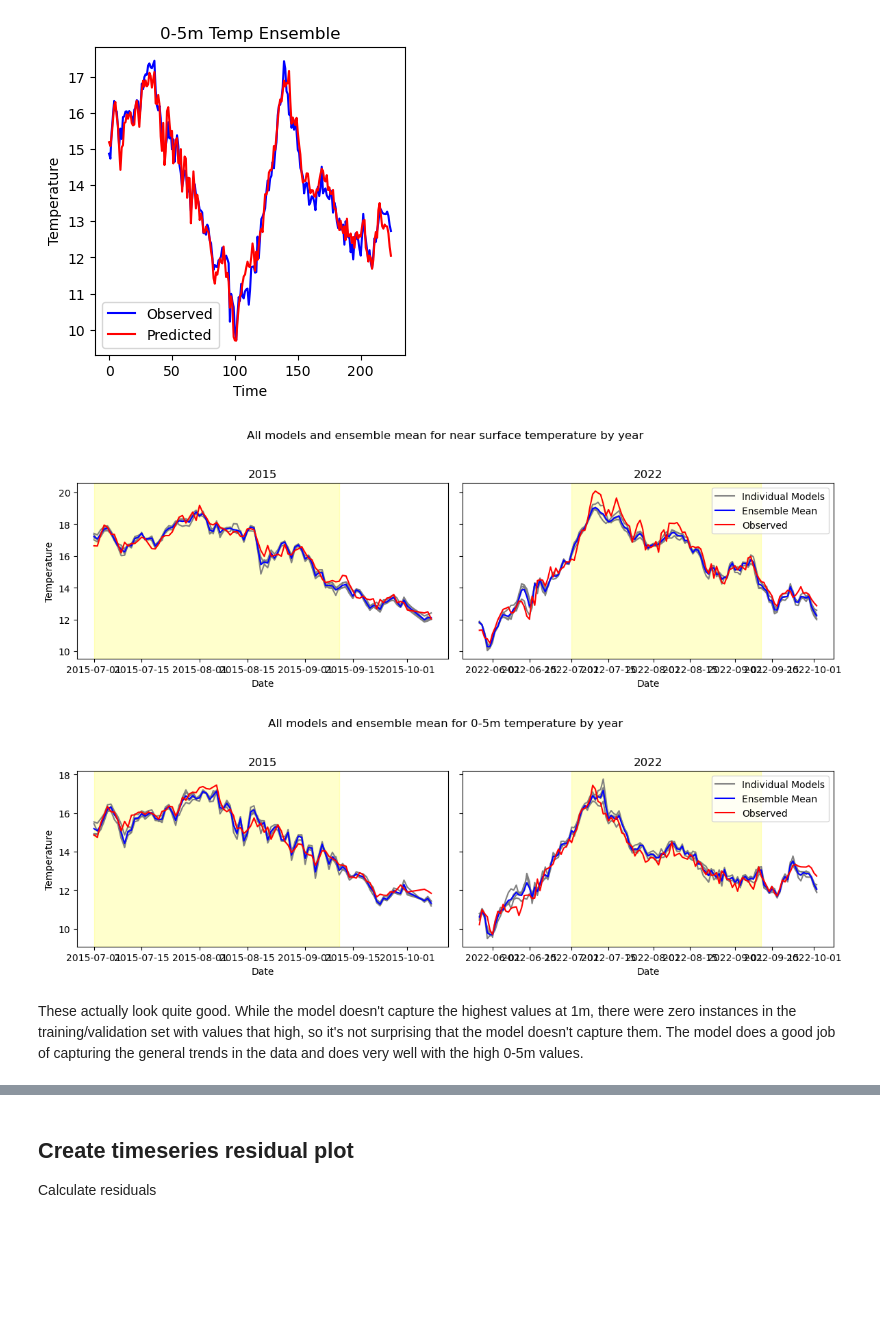
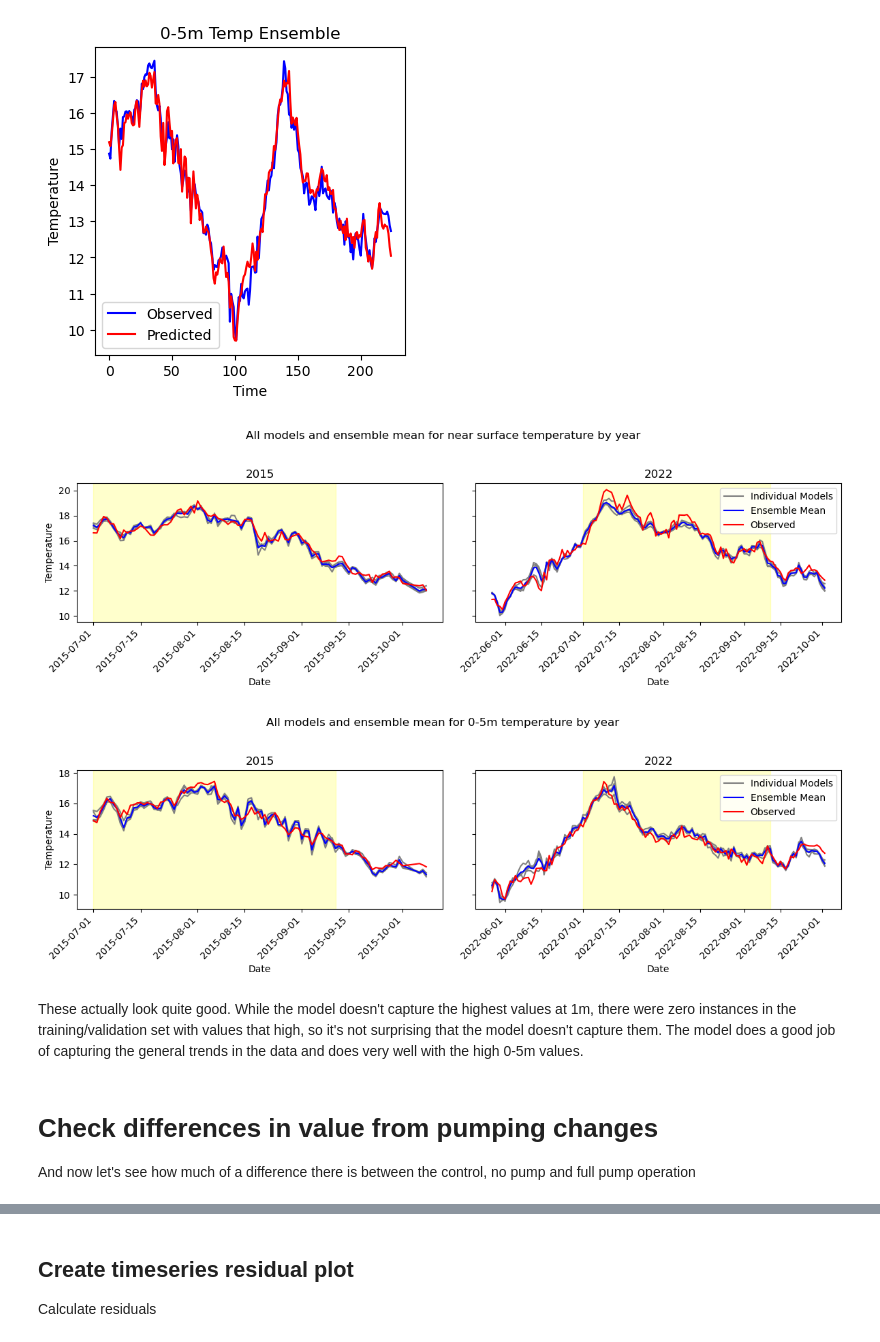
Before and after one commit to steeleb/TLS_DSS, a Jupyter notebook: model_submodule/model_dev/tiny_model/_tiny_test_implementation.ipynb, the cells around one changed output, grey strips where cells are left out. Cells and saved outputs as stored; diff of their text form; code cells hidden in the pictures; blank space fills up the shorter version.

```diff
--- a/model_submodule/model_dev/tiny_model/_tiny_test_implementation.ipynb
+++ b/model_submodule/model_dev/tiny_model/_tiny_test_implementation.ipynb
@@ -152,34 +173,38 @@ fig, axes = plt.subplots(nrows=1, ncols=len(years), figsize=(12, 4), sharey=True
 # If only one year, make axes iterable
 if len(years) == 1:
     axes = [axes]
 
 for i, year in enumerate(years):
     yearly_data = test[test['date'].dt.year == year]
 
     axes[i].plot(yearly_data['date'], yearly_data["pred_1m_1"], label="Individual Models", color='grey')
     axes[i].plot(yearly_data['date'], yearly_data["pred_1m_2"], color='grey')
     axes[i].plot(yearly_data['date'], yearly_data["pred_1m_3"], color='grey')
     axes[i].plot(yearly_data['date'], yearly_data["pred_1m_4"], color='grey')
     axes[i].plot(yearly_data['date'], yearly_data["ts_cv_ensemble_pred_1m"], label="Ensemble Mean", color='blue')
     axes[i].plot(yearly_data['date'], yearly_data["mean_1m_temp_degC"], label="Observed", color='red')
 
     # Add shading for July 1 to Sept 11
     start = pd.to_datetime(f"{year}-07-01")
     end = pd.to_datetime(f"{year}-09-11")
     axes[i].axvspan(start, end, color='yellow', alpha=0.2)
 
     axes[i].set_title(f"{year}")
     axes[i].set_xlabel("Date")
     if i == 0:
         axes[i].set_ylabel("Temperature")
 
+    for label in axes[i].get_xticklabels():
+        label.set_rotation(45)
+        label.set_horizontalalignment('right')  # Align to end at the tick
+
 # Add legend only to the last plot
 axes[-1].legend(loc='upper right')
 fig.suptitle("All models and ensemble mean for near surface temperature by year")
 plt.tight_layout(rect=[0, 0, 1, 0.95])
 plt.show()
 # %% [output]
-[figure, old version]
+[figure, new version]
 # %%
 # Create a subplot for each year
 fig, axes = plt.subplots(nrows=1, ncols=len(years), figsize=(12, 4), sharey=True)
@@ -208,12 +233,23 @@ for i, year in enumerate(years):
     if i == 0:
         axes[i].set_ylabel("Temperature")
 
+
+    for label in axes[i].get_xticklabels():
+        label.set_rotation(45)
+        label.set_horizontalalignment('right')  # Align to end at the tick
+
+
+
 # Add legend only to the last plot
 axes[-1].legend(loc='upper right')
 fig.suptitle("All models and ensemble mean for 0-5m temperature by year")
 plt.tight_layout(rect=[0, 0, 1, 0.95])
 plt.show()
 # %% [output]
-[figure, old version]
+[figure, new version]
 # %% [markdown]
 These actually look quite good. While the model doesn't capture the highest values at 1m, there were zero instances in the training/validation set with values that high, so it's not surprising that the model doesn't capture them. The model does a good job of capturing the general trends in the data and does very well with the high 0-5m values.
+# %% [markdown]
+# Check differences in value from pumping changes
+
+And now let's see how much of a difference there is between the control, no pump and full pump operation
```
Also changed, not shown: parts of 32 cells of this notebook, 3 other files.
